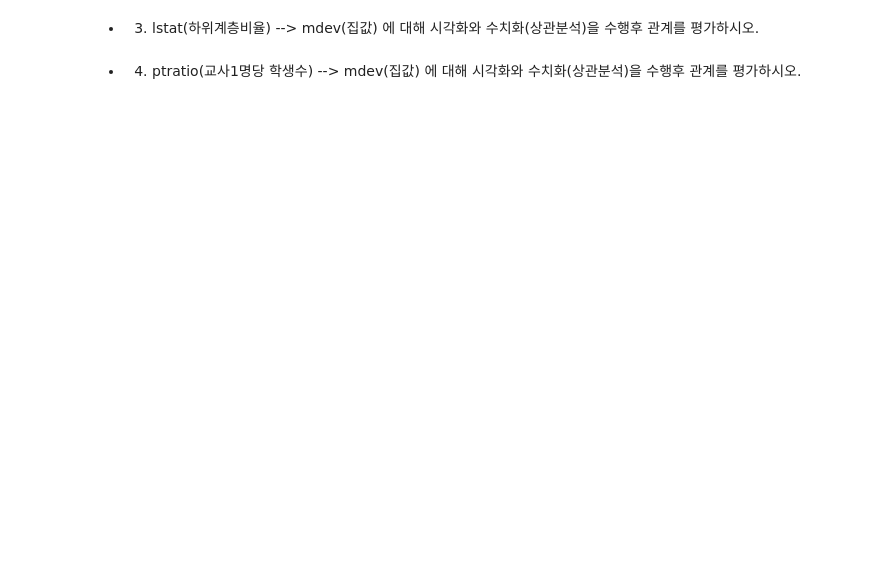
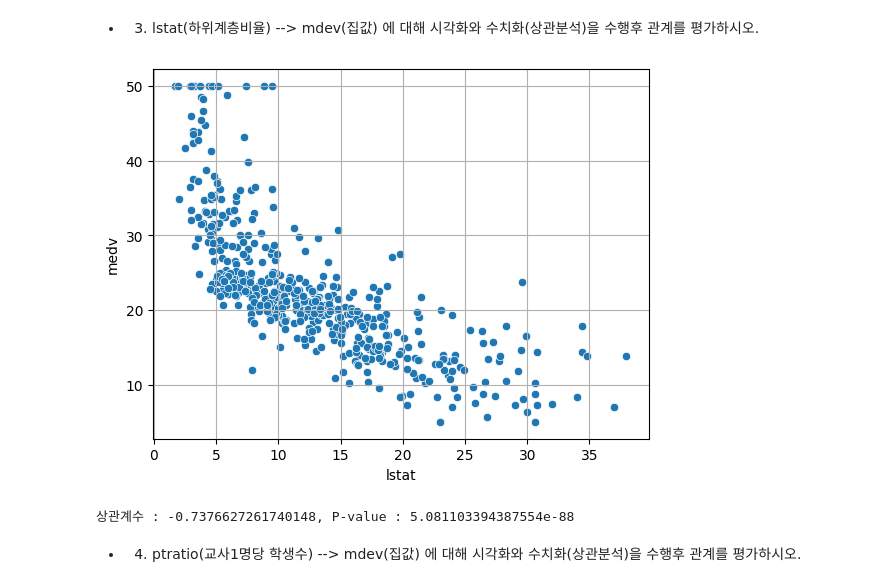
Before and after one commit to chrisseo2002/Data_Analysis, a Jupyter notebook: 05_이변량_숫자 vs 숫자.ipynb, the cells around one changed output. Cells and saved outputs as stored; diff of their text form; code cells hidden in the pictures; blank space fills up the shorter version.

```diff
--- a/05_이변량_숫자 vs 숫자.ipynb
+++ b/05_이변량_숫자 vs 숫자.ipynb
@@ -209,2 +304,7 @@ def eda_2_nn(data, feature, target) :
 # %% [markdown]
 * 3) lstat(하위계층비율) --> mdev(집값) 에 대해 시각화와 수치화(상관분석)을 수행후 관계를 평가하시오.
+# %%
+eda_2_nn(boston, 'lstat', 'medv')
+# %% [output]
+[figure, added]
+상관계수 : -0.7376627261740148, P-value : 5.081103394387554e-88
```
Also changed, not shown: parts of 28 cells of this notebook, 6 other files.
